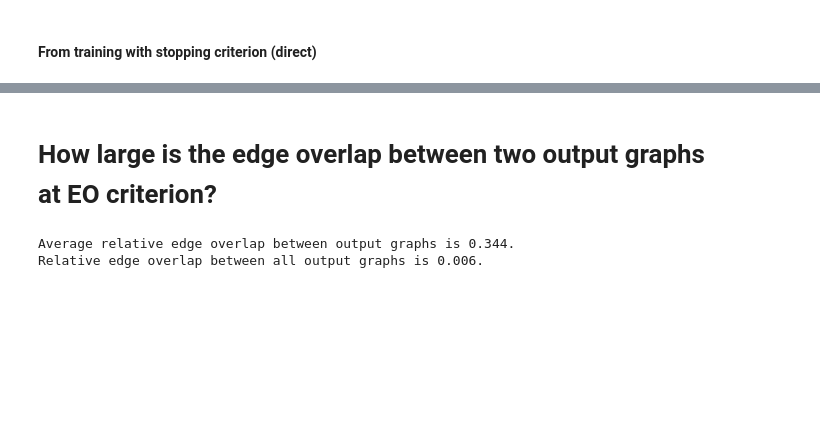
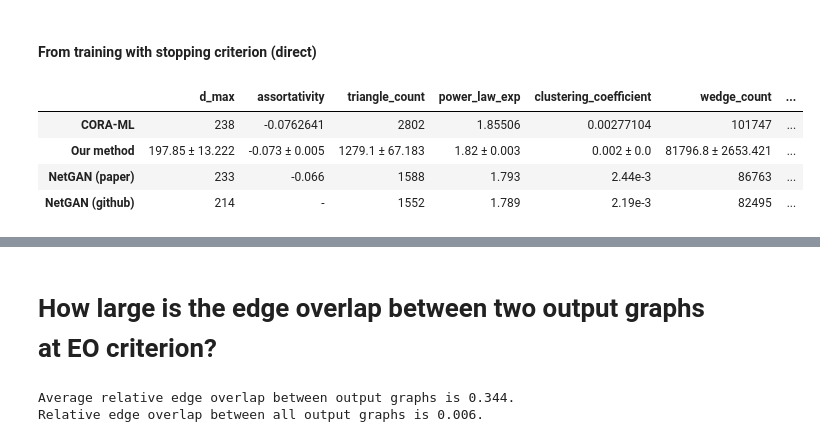
Before and after one commit to hheidrich/Net, a Jupyter notebook: exp/AveragingOverTrials.ipynb, the cells around one changed output, grey strips where cells are left out. Drawn from its saved outputs; the diff is of its cells as text; code cells hidden in the pictures; blank space fills up the shorter version.

Commit message:
Added results of NetGAN (reported in their paper & on their github) to the table in AveragingOverTrials. For the SBM with two clusters, added plot for reconstruction of probability ratios.

```diff
--- a/exp/AveragingOverTrials.ipynb
+++ b/exp/AveragingOverTrials.ipynb
@@ -308,0 +313,11 @@ print_table_of_average_statistics(list_of_average_statistics=[statistics_train,
+# %%
+relevant_keys = ['d_max', 'assortativity', 'triangle_count', 'power_law_exp', 'clustering_coefficient',
+                 'wedge_count', 'rel_edge_distr_entropy', 'LCC', 'claw_count', 'gini', 'overlap', 'cpl']
+# %%
+NetGAN_dict = {'d_max' : 233, 'assortativity' : -0.066, 'triangle_count' : 1588, 'power_law_exp' : 1.793,
+               'clustering_coefficient' : '2.44e-3', 'wedge_count' : 86763, 'rel_edge_distr_entropy' : 0.954,
+               'LCC' : 2807, 'claw_count' : '26e6', 'gini' : 0.42, 'overlap' : 0.52, 'cpl' : 5.2}
+# %%
+NetGAN_github_dict = {'d_max' : 214, 'assortativity' : '-', 'triangle_count' : 1552, 'power_law_exp' : 1.789,
+               'clustering_coefficient' : '2.19e-3', 'wedge_count' : 82495, 'rel_edge_distr_entropy' : 0.954,
+               'LCC' : 2802, 'claw_count' : 2118789, 'gini' : 0.42, 'overlap' : 0.52, 'cpl' : '-'}
@@ -308,0 +339,17 @@ print_table_of_average_statistics(list_of_average_statistics=[statistics_train,
+# %%
+EO_dict_of_lists = EO_dict_of_lists_from_dicts(EO_dicts=EO_dicts)
+conf_dict_of_lists = EO_dict_of_lists_from_dicts(EO_dicts=configuration_dicts)
+dict_of_average_statistics = get_average_statistics(EO_dict_of_lists=EO_dict_of_lists)
+conf_dict_of_average_statistics = get_average_statistics(EO_dict_of_lists=conf_dict_of_lists)
+print_table_of_average_statistics(list_of_average_statistics=[statistics_train,
+                                                              dict_of_average_statistics,
+                                                              NetGAN_dict,
+                                                              NetGAN_github_dict],
+                                  keys=relevant_keys,
+                                  method_names=['CORA-ML', 'Our method', 'NetGAN (paper)', 'NetGAN (github)'])
+# %% [output]
+|  | d_max | assortativity | triangle_count | power_law_exp | clustering_coefficient | wedge_count | ... |
+| CORA-ML | 238 | -0.0762641 | 2802 | 1.85506 | 0.00277104 | 101747 | ... |
+| Our method | 197.85 ± 13.222 | -0.073 ± 0.005 | 1279.1 ± 67.183 | 1.82 ± 0.003 | 0.002 ± 0.0 | 81796.8 ± 2653.421 | ... |
+| NetGAN (paper) | 233 | -0.066 | 1588 | 1.793 | 2.44e-3 | 86763 | ... |
+| NetGAN (github) | 214 | - | 1552 | 1.789 | 2.19e-3 | 82495 | ... |
```
Also changed, not shown: parts of 3 cells of this notebook.
